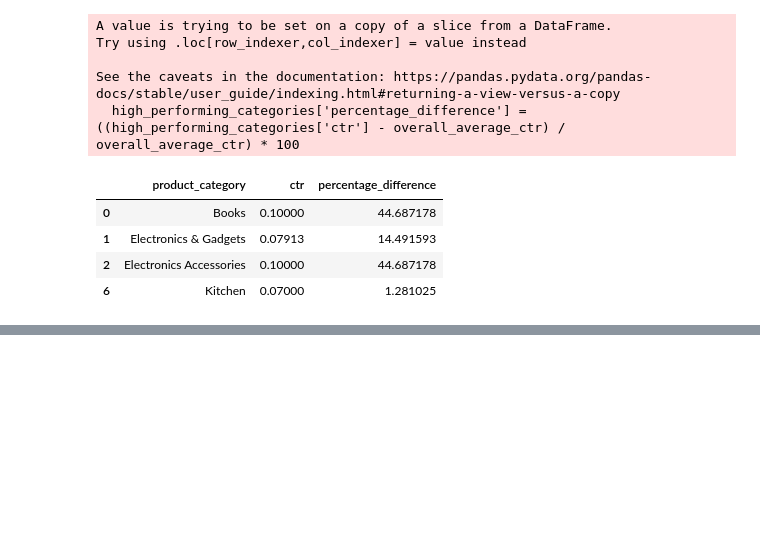
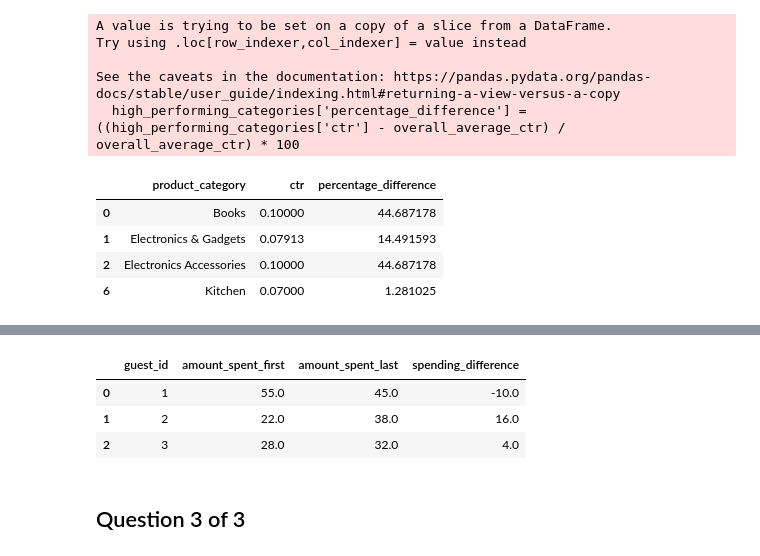
Before and after one commit to Haris-09/Python-Summer-Party-Challenge, a Jupyter notebook: Python_Summer_Party.ipynb, the cells around one changed output, grey strips where cells are left out. Drawn from its saved outputs; the diff is of its cells as text; code cells hidden in the pictures; blank space fills up the shorter version.

```diff
--- a/Python_Summer_Party.ipynb
+++ b/Python_Summer_Party.ipynb
@@ -203,0 +272,16 @@ See the caveats in the documentation: https://pandas.pydata.org/pandas-docs/stab
+# %%
+august_spending = fct_guest_spending[(fct_guest_spending['visit_date'].dt.month == 8) & (fct_guest_spending['visit_date'].dt.year == 2024)]
+guest_visits = august_spending.groupby('guest_id')['visit_date'].agg(['min', 'max']).reset_index()
+multiple_visits = guest_visits[guest_visits['min'] != guest_visits['max']]
+first_visit_spending = pd.merge(multiple_visits, august_spending, left_on=['guest_id', 'min'], right_on=['guest_id', 'visit_date'])
+last_visit_spending = pd.merge(multiple_visits, august_spending, left_on=['guest_id', 'max'], right_on=['guest_id', 'visit_date'])
+spending_comparison = pd.merge(first_visit_spending[['guest_id', 'amount_spent']], last_visit_spending[['guest_id', 'amount_spent']], on='guest_id', suffixes=('_first', '_last'))
+spending_comparison['spending_difference'] = spending_comparison['amount_spent_last'] - spending_comparison['amount_spent_first']
+display(spending_comparison)
+# %% [output]
+|  | guest_id | amount_spent_first | amount_spent_last | spending_difference |
+| 0 | 1 | 55.0 | 45.0 | -10.0 |
+| 1 | 2 | 22.0 | 38.0 | 16.0 |
+| 2 | 3 | 28.0 | 32.0 | 4.0 |
+# %% [markdown]
+## Question 3 of 3
```
Also changed, not shown: parts of 8 cells of this notebook.
